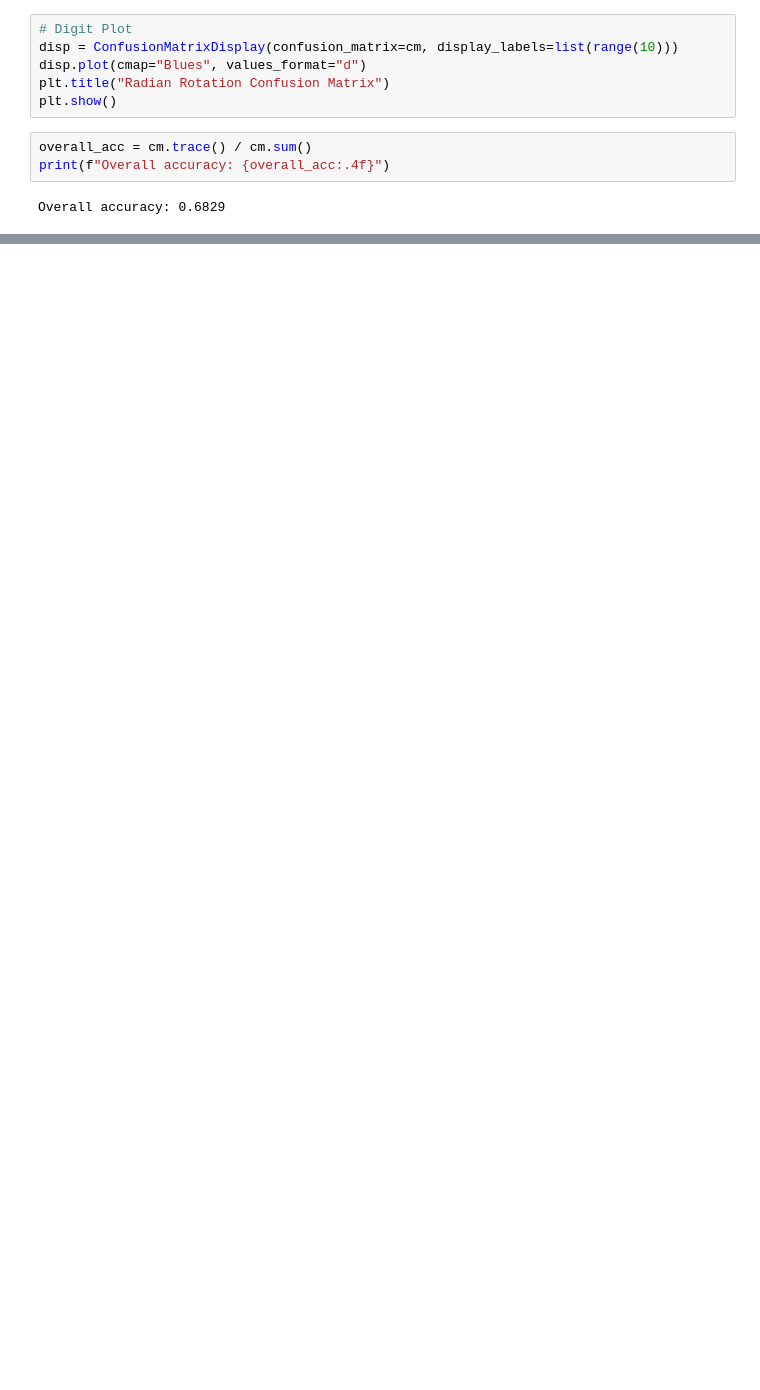
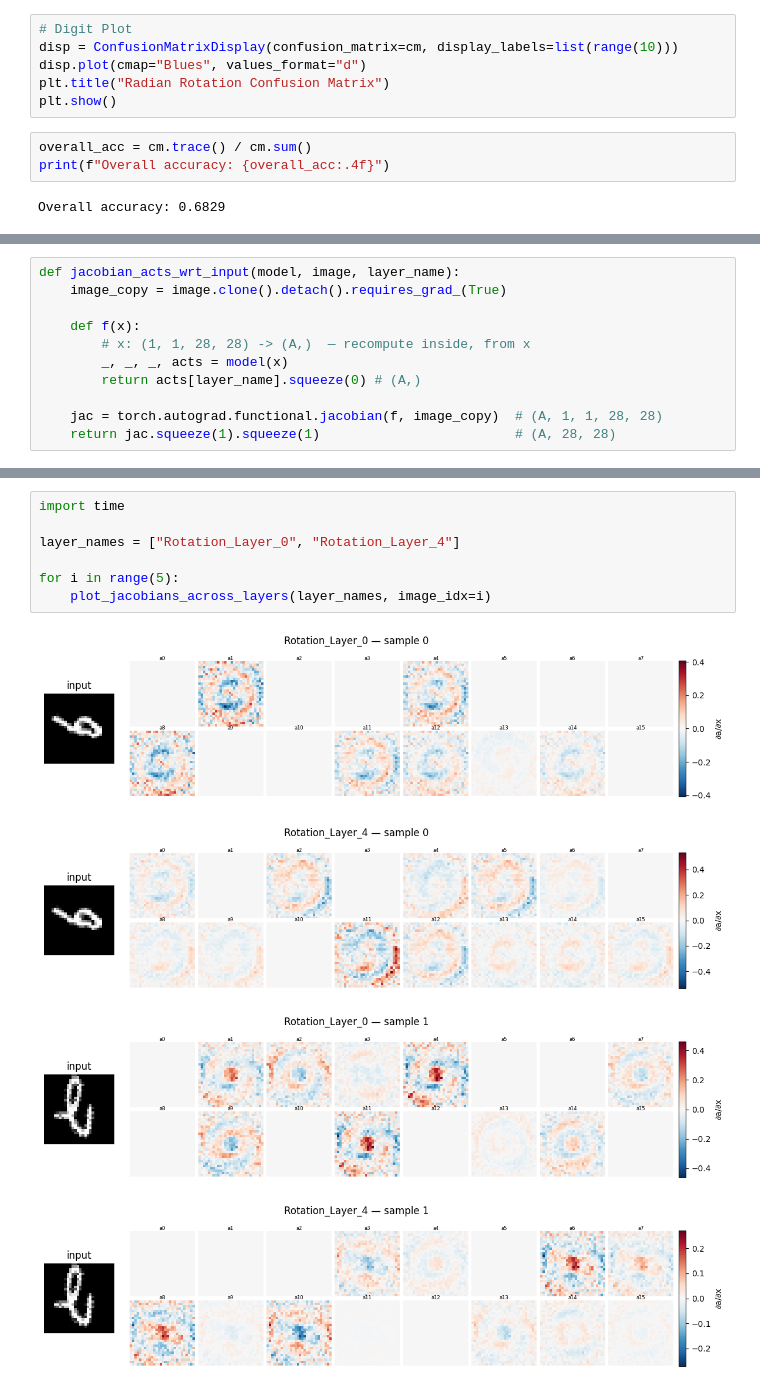
Before and after one commit to tjp095/DSC180A, a Jupyter notebook: rotated-MNIST/rotated-MNIST-test.ipynb, the cells around one changed output, grey strips where cells are left out. Cells and saved outputs as stored; diff of their text form; blank space fills up the shorter version.

```diff
--- a/rotated-MNIST/rotated-MNIST-test.ipynb
+++ b/rotated-MNIST/rotated-MNIST-test.ipynb
@@ -288,0 +285,11 @@ Overall accuracy: 0.6829
+# %%
+def jacobian_acts_wrt_input(model, image, layer_name):
+    image_copy = image.clone().detach().requires_grad_(True)
+
+    def f(x):
+        # x: (1, 1, 28, 28) -> (A,)  — recompute inside, from x
+        _, _, _, acts = model(x)
+        return acts[layer_name].squeeze(0) # (A,)
+
+    jac = torch.autograd.functional.jacobian(f, image_copy)  # (A, 1, 1, 28, 28)
+    return jac.squeeze(1).squeeze(1)                         # (A, 28, 28)
@@ -288,0 +395,12 @@ Overall accuracy: 0.6829
+# %%
+import time
+
+layer_names = ["Rotation_Layer_0", "Rotation_Layer_4"]
+
+for i in range(5):
+    plot_jacobians_across_layers(layer_names, image_idx=i)
+# %% [output]
+[figure, added]
+[figure, added]
+[figure, added]
+[figure, added]
```
Also changed, not shown: parts of 19 cells of this notebook, 2 other files.
